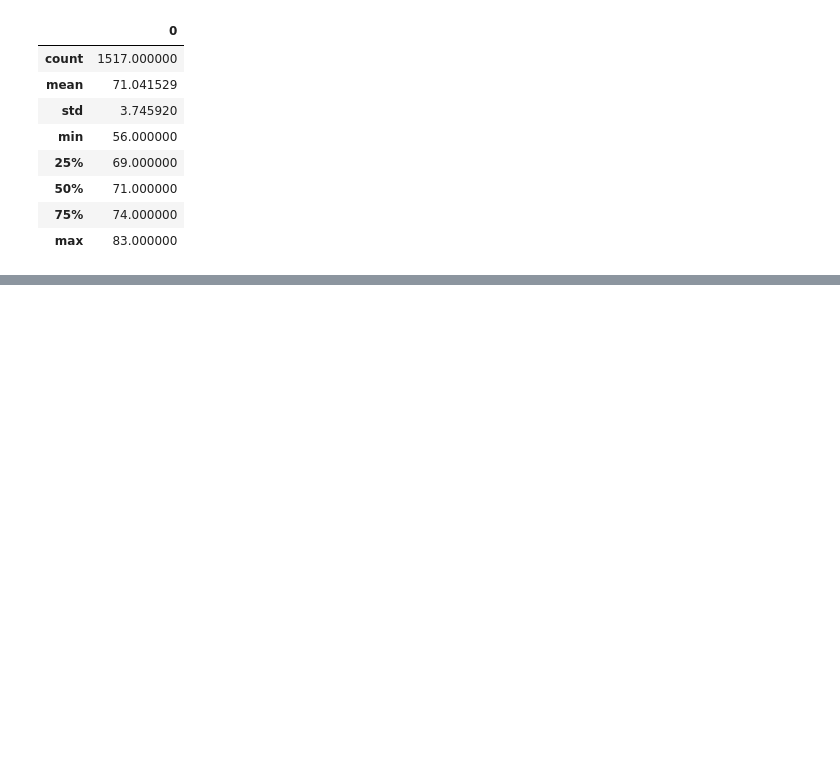
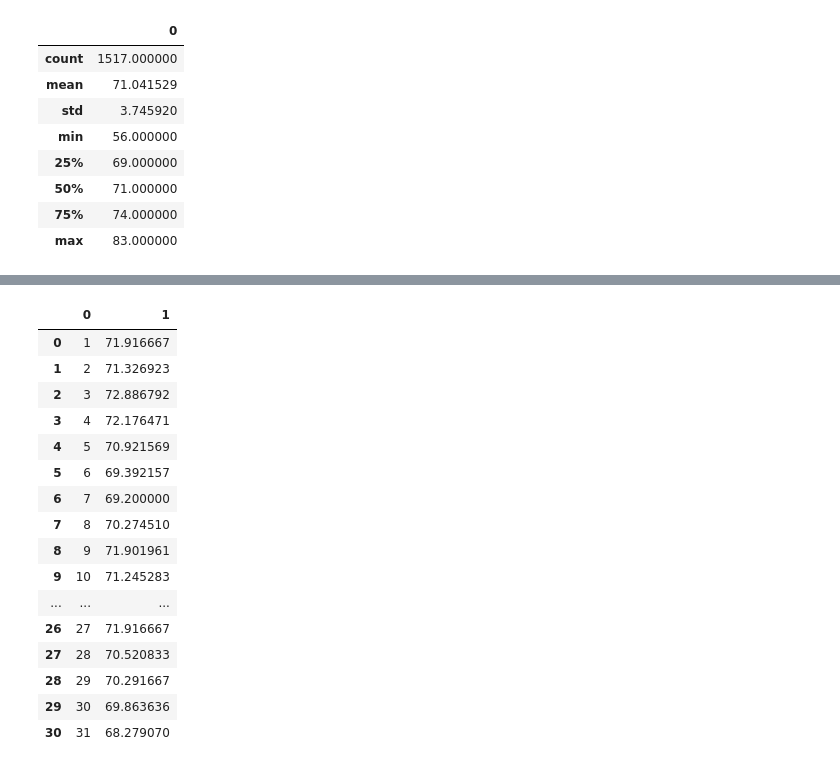
Before and after one commit to Donik22/surfs_up, a Jupyter notebook: SurfsUp_Challenge.ipynb, the cells around one changed output, grey strips where cells are left out. Cells and saved outputs as stored; diff of their text form; code cells hidden in the pictures; blank space fills up the shorter version.

```diff
--- a/SurfsUp_Challenge.ipynb
+++ b/SurfsUp_Challenge.ipynb
@@ -147,0 +144,22 @@ dec_temp_df.describe()
+# %%
+dec_df =  session.query(extract('day',Measurement.date), func.avg(Measurement.tobs).filter(extract('month',Measurement.date) == 12)).group_by(extract('day',Measurement.date))
+dec_df = pd.DataFrame(dec_df)
+dec_df
+# %% [output]
+|  | 0 | 1 |
+| 0 | 1 | 71.916667 |
+| 1 | 2 | 71.326923 |
+| 2 | 3 | 72.886792 |
+| 3 | 4 | 72.176471 |
+| 4 | 5 | 70.921569 |
+| 5 | 6 | 69.392157 |
+| 6 | 7 | 69.200000 |
+| 7 | 8 | 70.274510 |
+| 8 | 9 | 71.901961 |
+| 9 | 10 | 71.245283 |
+| ... | ... | ... |
+| 26 | 27 | 71.916667 |
+| 27 | 28 | 70.520833 |
+| 28 | 29 | 70.291667 |
+| 29 | 30 | 69.863636 |
+| 30 | 31 | 68.279070 |
```
Also changed, not shown: parts of 11 cells of this notebook, 2 other files.
